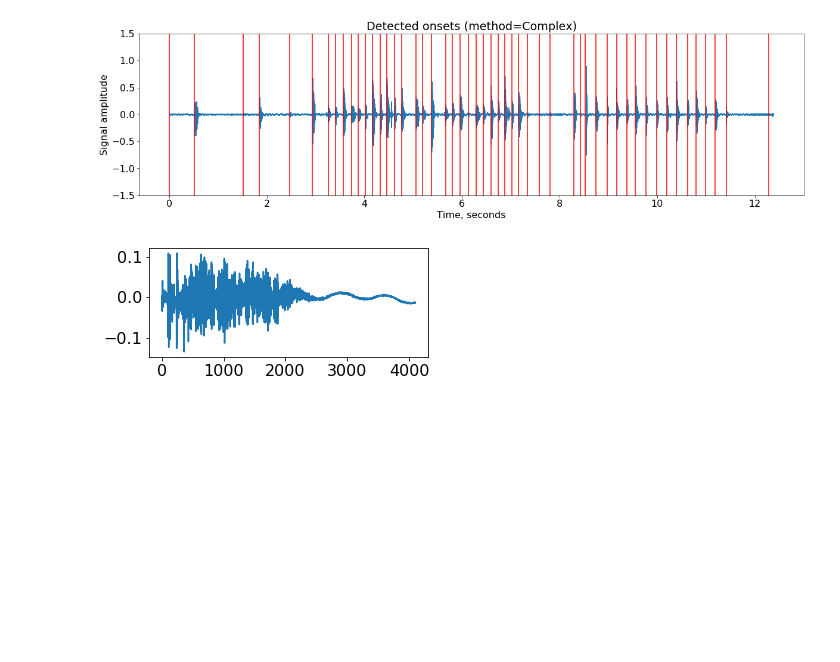
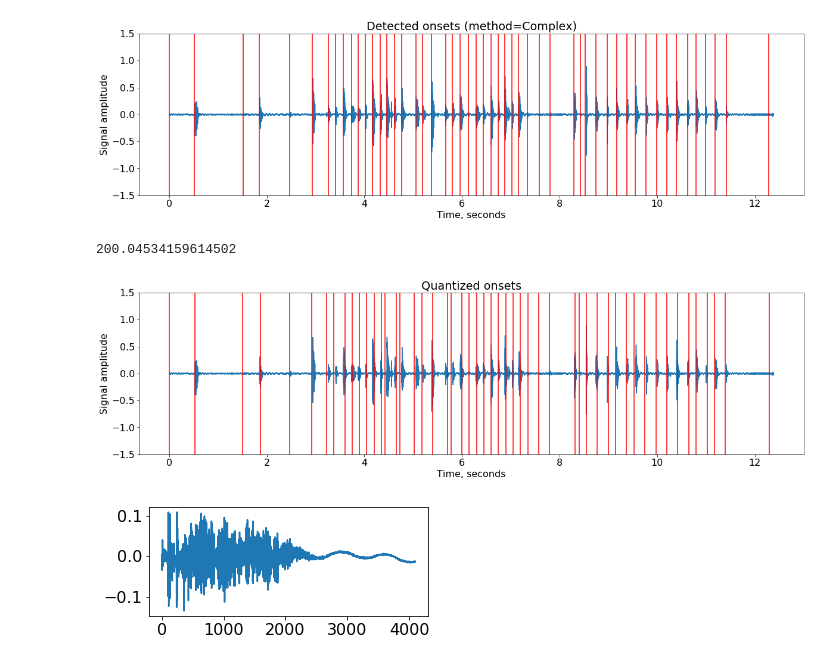
Before and after one commit to flyingleafe/vxs-vpt, a Jupyter notebook: notebooks/Onsets.ipynb, the cells around one changed output. Drawn from its saved outputs; the diff is of its cells as text; code cells hidden in the pictures; blank space fills up the shorter version.

```diff
--- a/notebooks/Onsets.ipynb
+++ b/notebooks/Onsets.ipynb
@@ -79,6 +79,16 @@ onsets_detected_cp = vxs.detect_onsets(track_sh, method='complex')
 vxsu.plot_track(track_sh, onsets=onsets_detected_cp, title='Detected onsets (method=Complex)')
 # %% [output]
 [figure]
+# %%
+beats, tempo = vxs.detect_beats(track_sh, method='complex')
+print(tempo)
+# %% [output]
+200.04534159614502
+# %%
+onsets_steps, onsets_times_qq = vxs.quantize_onsets(onsets_detected_cp['time'].values, tempo)
+vxsu.plot_track(track_sh, onsets=onsets_times_qq, title='Quantized onsets')
+# %% [output]
+[figure, added]
 # %%
 segm = vxsu.plot_segment(track_sh, onsets_detected_cp['time'][10])
 # %% [output]
```
Also changed, not shown: parts of 3 cells of this notebook, 10 other files.
